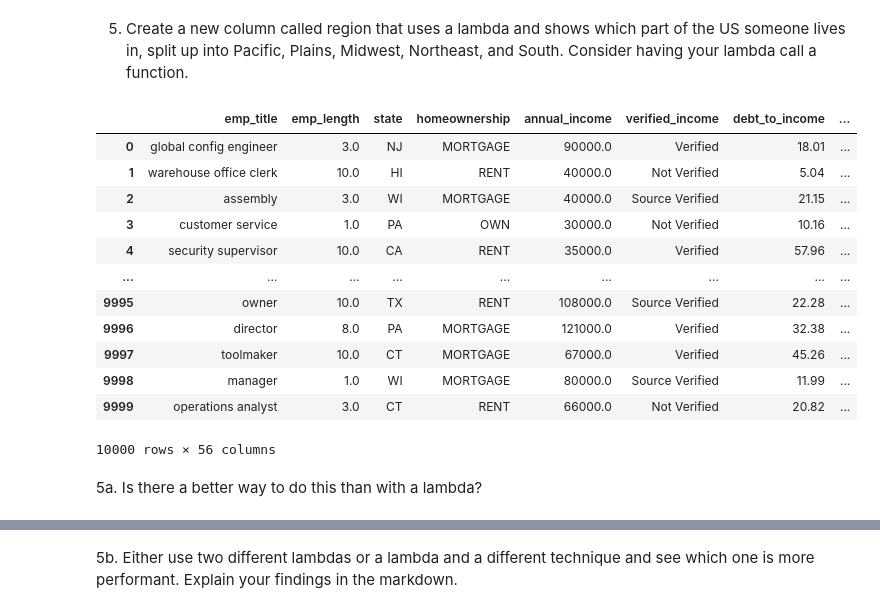
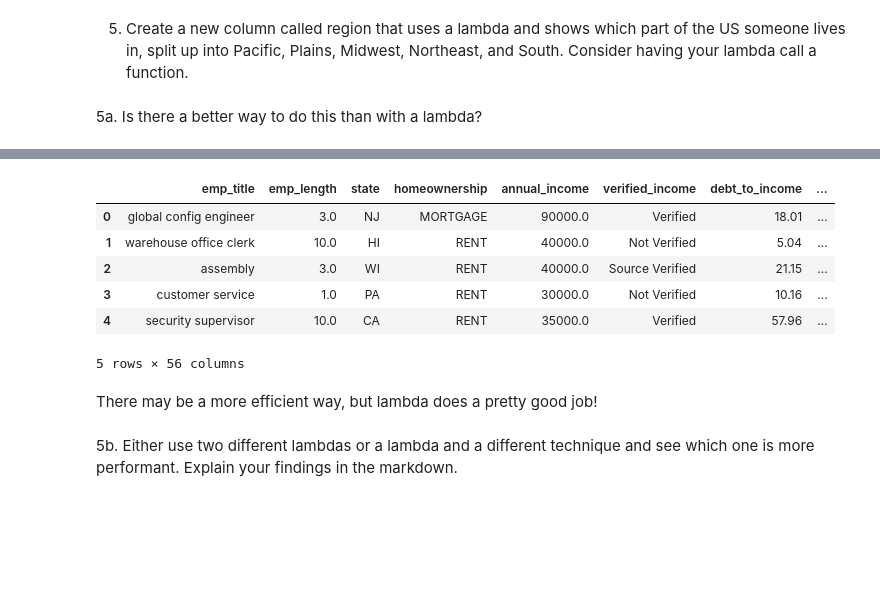
Before and after one commit to bellizzichrissy/homework, a Jupyter notebook: week 12 hw - intro to ML.ipynb, the cells around one changed output, grey strips where cells are left out. Drawn from its saved outputs; the diff is of its cells as text; code cells hidden in the pictures; blank space fills up the shorter version.

```diff
--- a/week 12 hw - intro to ML.ipynb
+++ b/week 12 hw - intro to ML.ipynb
@@ -146,31 +146,16 @@ plt.show()
 The data in these graphs skew right, aka, there is a higher volume of loans made in the lower $0-$10,000 amounts, then the number of loans decreases as you move through increasing dollar amounts going right.  With the first histogram, I chose 16 bins as 2500-dollar chunks seemed like a nice not too big, not too small increment.  I then ran a histogram with 8 bins ($5000 increments) for a more generalized look at the data's right skew.
 # %% [markdown]
 5. Create a new column called region that uses a lambda and shows which part of the US someone lives in, split up into Pacific, Plains, Midwest, Northeast, and South. Consider having your lambda call a function.
-# %%
-#Define dictionary that maps states to regions
-region_dict = {'Plains': ["KS", "NE", "ND", "SD", "MT", "OK", "WY", "IA", "ID", "CO"],
-              'Pacific': ["WA", "CA", "OR", "NV", "HI", "AK", "NM"],
-              'Midwest': ["MO", "IL", "OH", "IN", "MI", "MN", "WI", "UT"],
-              'Northeast': ["PA", "ME", "CT", "MA", "NH", "NJ", "NY", "RI", "VT", "MD", "DE"],
-              'South': ["TX", "AL", "AR", "FL", "GA", "KY", "MS", "LA", "NC", "SC", "TN", "VA", "WV", "AZ"]}
-
-lending_df_noNaN['Region'] = lending_df_noNaN['state'].map(region_dict)
-
-
-lending_df_noNaN
-# %% [output]
-|  | emp_title | emp_length | state | homeownership | annual_income | verified_income | debt_to_income | ... |
-| 0 | global config engineer | 3.0 | NJ | MORTGAGE | 90000.0 | Verified | 18.01 | ... |
-| 1 | warehouse office clerk | 10.0 | HI | RENT | 40000.0 | Not Verified | 5.04 | ... |
-| 2 | assembly | 3.0 | WI | MORTGAGE | 40000.0 | Source Verified | 21.15 | ... |
-| 3 | customer service | 1.0 | PA | OWN | 30000.0 | Not Verified | 10.16 | ... |
-| 4 | security supervisor | 10.0 | CA | RENT | 35000.0 | Verified | 57.96 | ... |
-| ... | ... | ... | ... | ... | ... | ... | ... | ... |
-| 9995 | owner | 10.0 | TX | RENT | 108000.0 | Source Verified | 22.28 | ... |
-| 9996 | director | 8.0 | PA | MORTGAGE | 121000.0 | Verified | 32.38 | ... |
-| 9997 | toolmaker | 10.0 | CT | MORTGAGE | 67000.0 | Verified | 45.26 | ... |
-| 9998 | manager | 1.0 | WI | MORTGAGE | 80000.0 | Source Verified | 11.99 | ... |
-| 9999 | operations analyst | 3.0 | CT | RENT | 66000.0 | Not Verified | 20.82 | ... |
-10000 rows × 56 columns
 # %% [markdown]
 5a. Is there a better way to do this than with a lambda?
+# %%
+%%time
+
+lending_df_noNaN['Region'] = lending_df_noNaN['state'].apply(lambda x: "Plains" if x in ["KS", "NE", "ND", "SD", "MT", "OK", "WY", "IA", "ID", "CO"]
+                                                             else "Pacific" if x in ["WA", "CA", "OR", "NV", "HI", "AK", "NM"]
+                                                             else "Midwest" if x in ["MO", "IL", "OH", "IN", "MI", "MN", "WI", "UT"]
+                                                            else "Northeast" if x in ["PA", "ME", "CT", "MA", "NH", "NJ", "NY", "RI", "VT", "MD", "DE"]
+                                                            else "South")
+
+lending_df_noNaN.head()
+# %% [output]
@@ -177,2 +164,11 @@ lending_df_noNaN
+|  | emp_title | emp_length | state | homeownership | annual_income | verified_income | debt_to_income | ... |
+| 0 | global config engineer | 3.0 | NJ | MORTGAGE | 90000.0 | Verified | 18.01 | ... |
+| 1 | warehouse office clerk | 10.0 | HI | RENT | 40000.0 | Not Verified | 5.04 | ... |
+| 2 | assembly | 3.0 | WI | RENT | 40000.0 | Source Verified | 21.15 | ... |
+| 3 | customer service | 1.0 | PA | RENT | 30000.0 | Not Verified | 10.16 | ... |
+| 4 | security supervisor | 10.0 | CA | RENT | 35000.0 | Verified | 57.96 | ... |
+5 rows × 56 columns
+# %% [markdown]
+There may be a more efficient way, but lambda does a pretty good job!
 # %% [markdown]
 5b. Either use two different lambdas or a lambda and a different technique and see which one is more performant. Explain your findings in the markdown.
```
Also changed, not shown: parts of 7 cells of this notebook.
